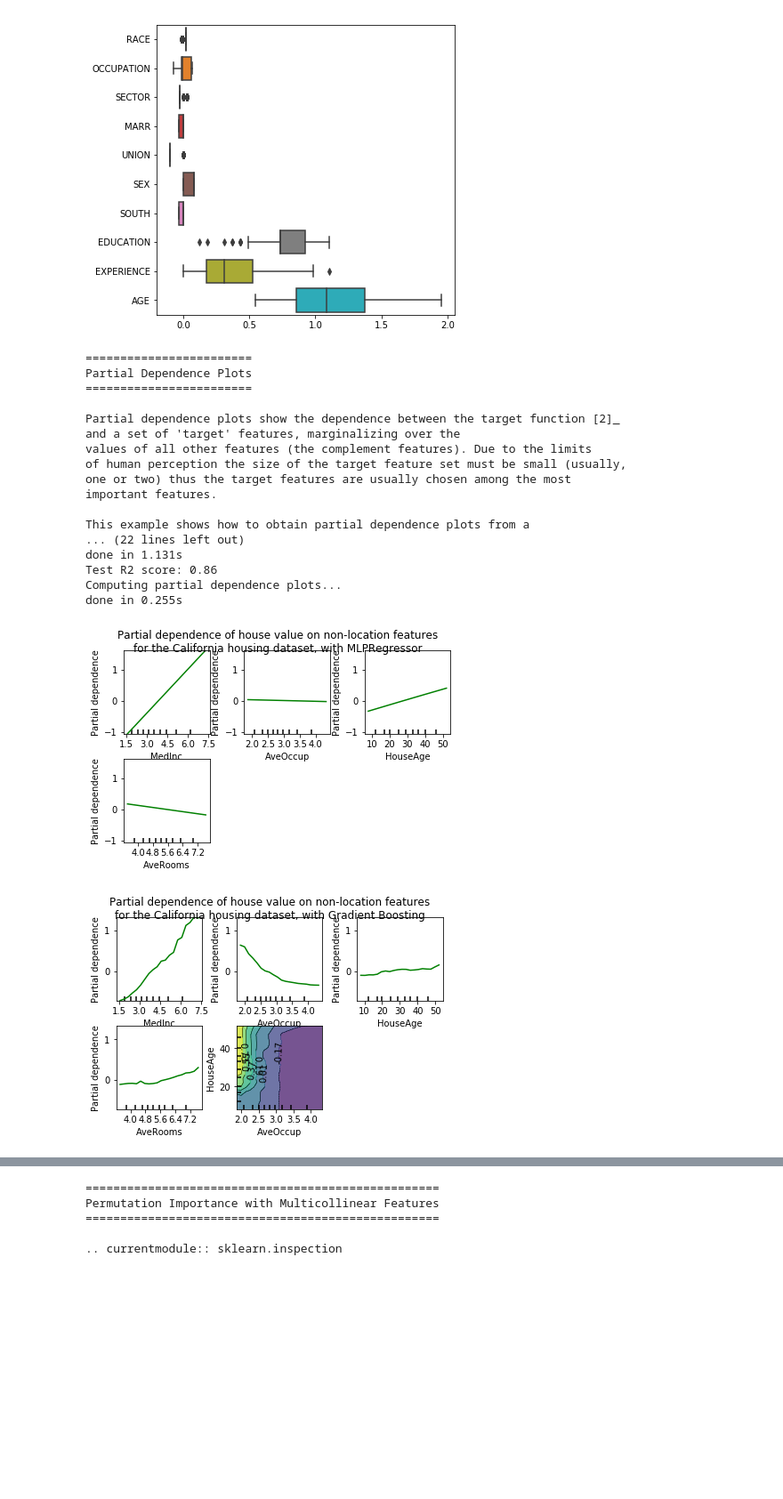
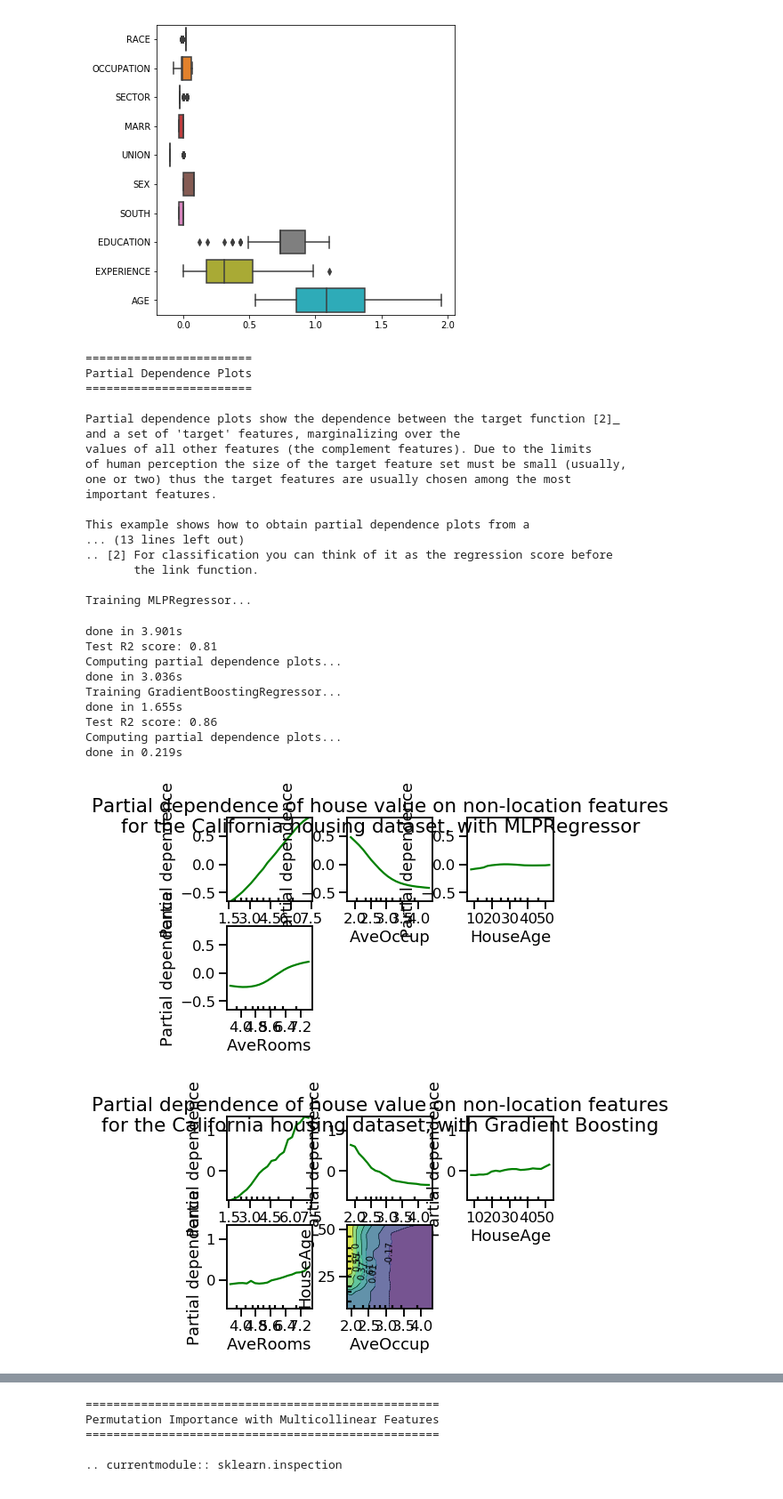
Before and after one commit to glemaitre/scikit-learn-workshop-2019, a Jupyter notebook: notebook.ipynb, the cells around one changed output, grey strips where cells are left out. Shown at 89% size. Drawn from its saved outputs; the diff is of its cells as text; code cells hidden in the pictures; blank space fills up the shorter version.

```diff
--- a/notebook.ipynb
+++ b/notebook.ipynb
@@ -1,2 +1,5 @@
 # %%
 %matplotlib inline
+# %%
+import seaborn as sns
+sns.set_context('talk')
@@ -55,7 +61,5 @@ The column **WAGE** is our target variable (i.e., the variable which we want to
 # %% [markdown]
 First, let's get some insights by looking at the **marginal** links between the different variables. Only *numerical* variables will be used.
 # %%
-import seaborn as sns
-
-_ = sns.pairplot(censing.data, diag_kind='kde')
+sns.pairplot(censing.data, diag_kind='kde');
 # %% [output]
@@ -765,8 +397,8 @@ X_train, X_test, y_train, y_test = train_test_split(X, y, test_size=0.1,
 
 print("Training MLPRegressor...")
 tic = time()
-est = make_pipeline(#QuantileTransformer(),
-                    MLPRegressor(hidden_layer_sizes=(10, 10),
+est = make_pipeline(QuantileTransformer(),
+                    MLPRegressor(hidden_layer_sizes=(50, 50),
                                  learning_rate_init=0.01,
                                  max_iter=200,
                                  early_stopping=True,
@@ -852,37 +484,46 @@ pdp, axes = partial_dependence(est, X_train, target_feature,
                                grid_resolution=20)
 XX, YY = np.meshgrid(axes[0], axes[1])
 Z = pdp[0].T
 ax = Axes3D(fig)
 surf = ax.plot_surface(XX, YY, Z, rstride=1, cstride=1,
                        cmap=plt.cm.BuPu, edgecolor='k')
 ax.set_xlabel(names[target_feature[0]])
 ax.set_ylabel(names[target_feature[1]])
 ax.set_zlabel('Partial dependence')
 #  pretty init view
 ax.view_init(elev=22, azim=122)
 plt.colorbar(surf)
 plt.suptitle('Partial dependence of house value on median\n'
              'age and average occupancy, with Gradient Boosting')
 plt.subplots_adjust(top=0.9)
 
 plt.show()
 # %% [output]
 ========================
 Partial Dependence Plots
 ========================
 
 Partial dependence plots show the dependence between the target function [2]_
 and a set of 'target' features, marginalizing over the
 values of all other features (the complement features). Due to the limits
 of human perception the size of the target feature set must be small (usually,
 one or two) thus the target features are usually chosen among the most
 important features.
 
 This example shows how to obtain partial dependence plots from a
-... (22 lines left out)
-done in 1.131s
-Test R2 score: 0.86
-Computing partial dependence plots...
-done in 0.255s
+... (13 lines left out)
+.. [2] For classification you can think of it as the regression score before
+       the link function.
+
+Training MLPRegressor...
+done in 3.901s
+Test R2 score: 0.81
+Computing partial dependence plots...
+done in 3.036s
+Training GradientBoostingRegressor...
+done in 1.655s
+Test R2 score: 0.86
+Computing partial dependence plots...
+done in 0.219s
-[figure, old version]
+[figure, new version]
-[figure, old version]
+[figure, new version]
```
Also changed, not shown: parts of 67 cells of this notebook.
